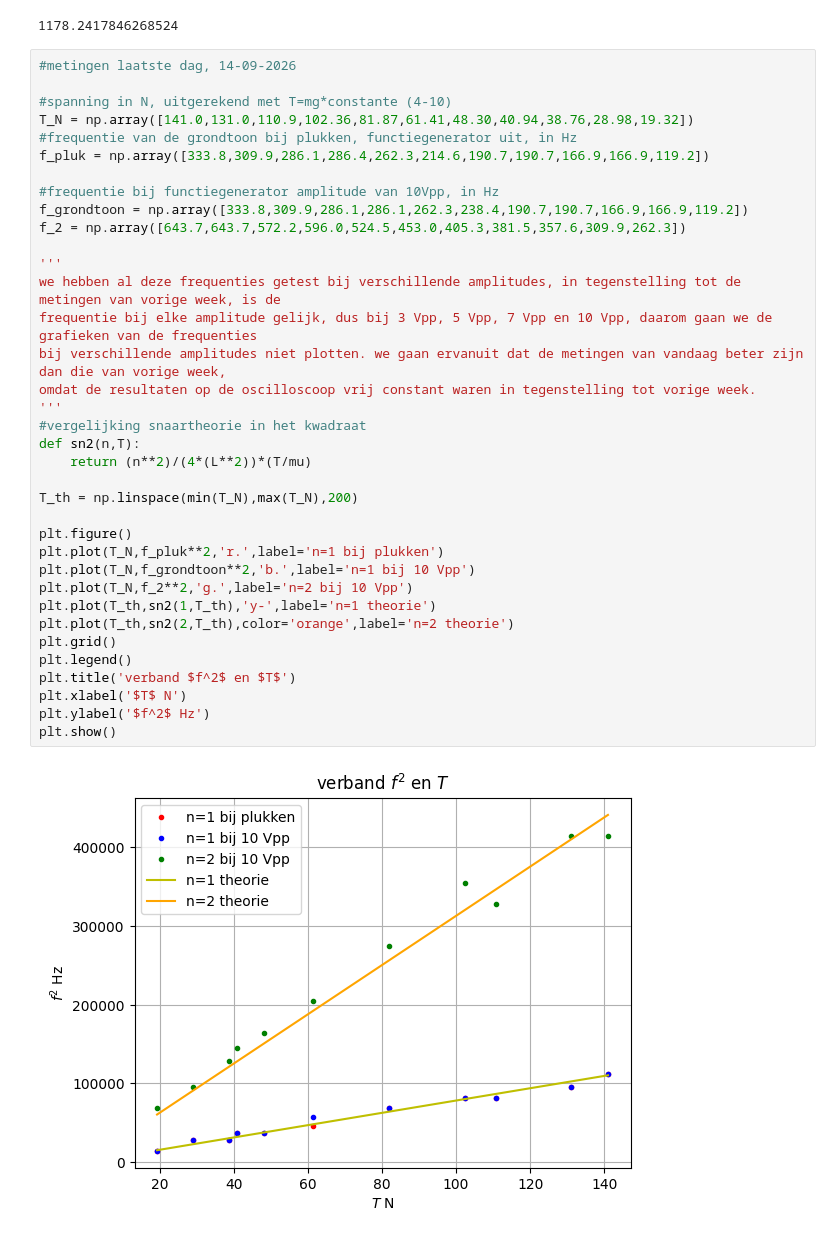
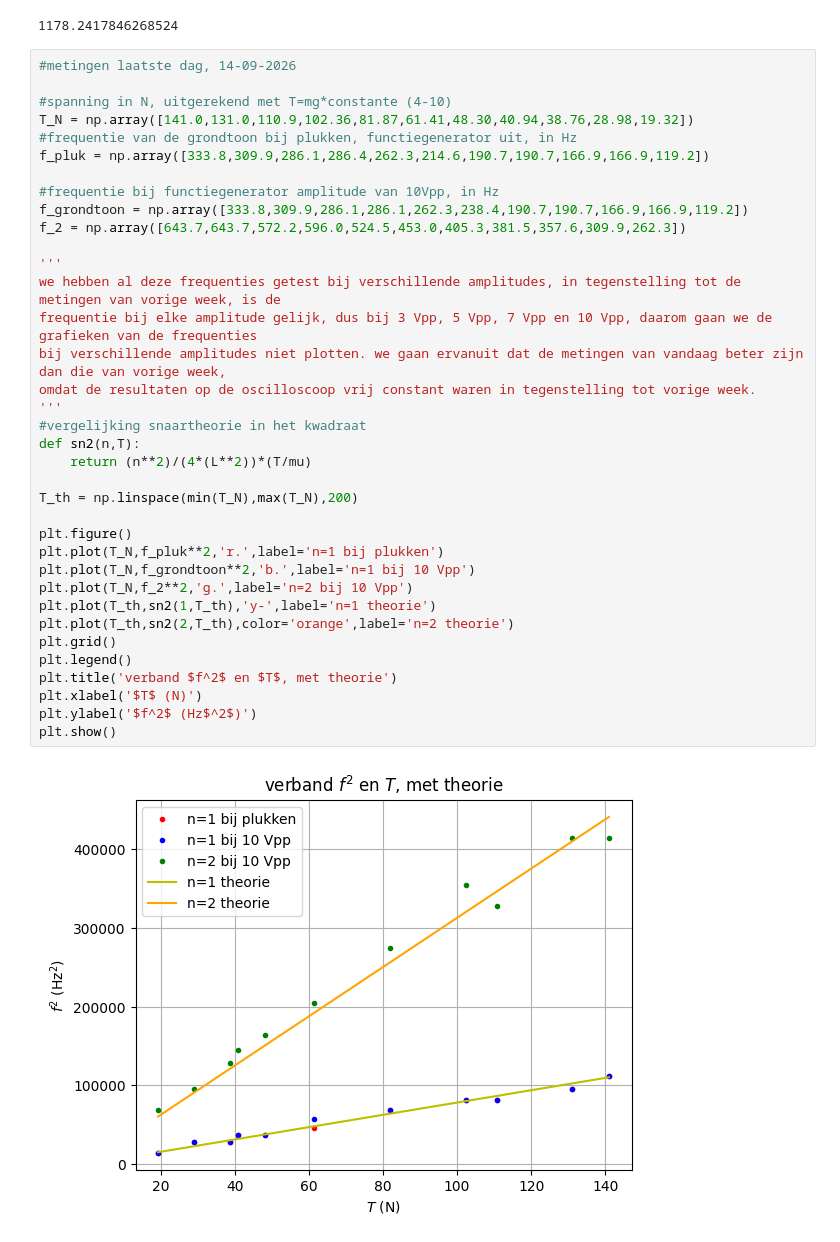
Before and after one commit to jasperbom747-creator/Vibrating-string-experiment, a Jupyter notebook: analyse.ipynb, the cells around one changed output. Cells and saved outputs as stored; diff of their text form.

```diff
--- a/analyse.ipynb
+++ b/analyse.ipynb
@@ -251,34 +251,34 @@ print(f)
 T_N = np.array([141.0,131.0,110.9,102.36,81.87,61.41,48.30,40.94,38.76,28.98,19.32])
 #frequentie van de grondtoon bij plukken, functiegenerator uit, in Hz
 f_pluk = np.array([333.8,309.9,286.1,286.4,262.3,214.6,190.7,190.7,166.9,166.9,119.2])
 
 #frequentie bij functiegenerator amplitude van 10Vpp, in Hz
 f_grondtoon = np.array([333.8,309.9,286.1,286.1,262.3,238.4,190.7,190.7,166.9,166.9,119.2])
 f_2 = np.array([643.7,643.7,572.2,596.0,524.5,453.0,405.3,381.5,357.6,309.9,262.3])
 
 '''
 we hebben al deze frequenties getest bij verschillende amplitudes, in tegenstelling tot de metingen van vorige week, is de
 frequentie bij elke amplitude gelijk, dus bij 3 Vpp, 5 Vpp, 7 Vpp en 10 Vpp, daarom gaan we de grafieken van de frequenties
 bij verschillende amplitudes niet plotten. we gaan ervanuit dat de metingen van vandaag beter zijn dan die van vorige week,
 omdat de resultaten op de oscilloscoop vrij constant waren in tegenstelling tot vorige week.
 '''
 #vergelijking snaartheorie in het kwadraat
 def sn2(n,T):
     return (n**2)/(4*(L**2))*(T/mu)
 
 T_th = np.linspace(min(T_N),max(T_N),200)
 
 plt.figure()
 plt.plot(T_N,f_pluk**2,'r.',label='n=1 bij plukken')
 plt.plot(T_N,f_grondtoon**2,'b.',label='n=1 bij 10 Vpp')
 plt.plot(T_N,f_2**2,'g.',label='n=2 bij 10 Vpp')
 plt.plot(T_th,sn2(1,T_th),'y-',label='n=1 theorie')
 plt.plot(T_th,sn2(2,T_th),color='orange',label='n=2 theorie')
 plt.grid()
 plt.legend()
-plt.title('verband $f^2$ en $T$')
-plt.xlabel('$T$ N')
-plt.ylabel('$f^2$ Hz')
+plt.title('verband $f^2$ en $T$, met theorie')
+plt.xlabel('$T$ (N)')
+plt.ylabel('$f^2$ (Hz$^2$)')
 plt.show()
 # %% [output]
-[figure, old version]
+[figure, new version]
```
Also changed, not shown: parts of 2 cells of this notebook.
